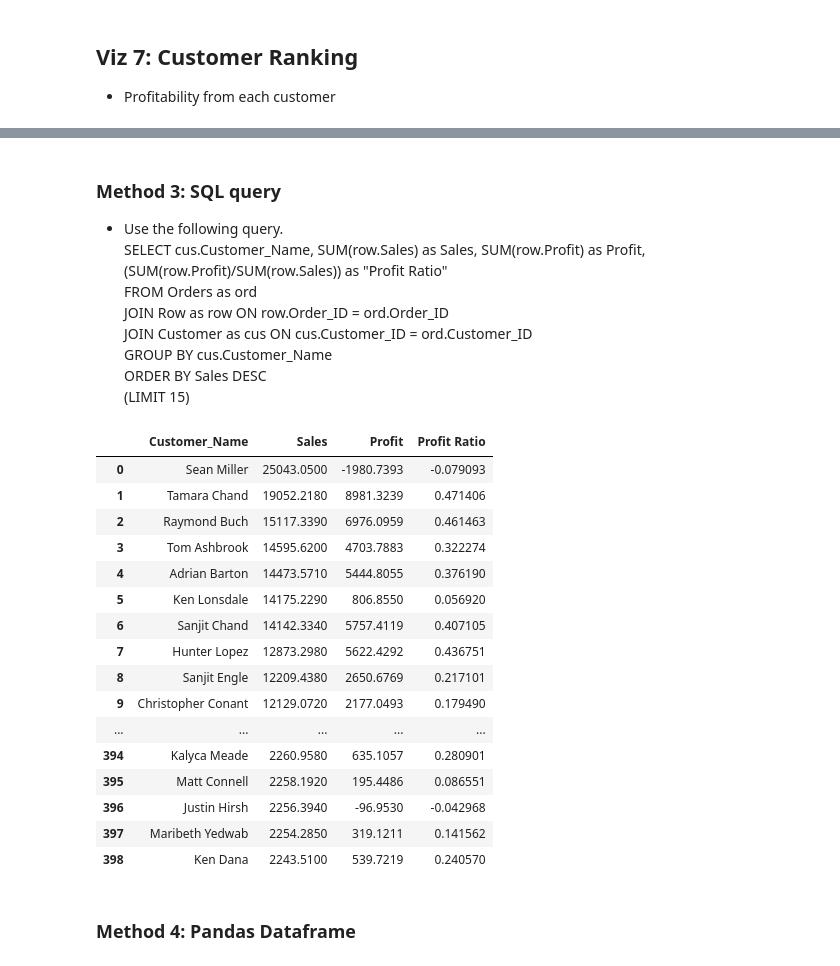
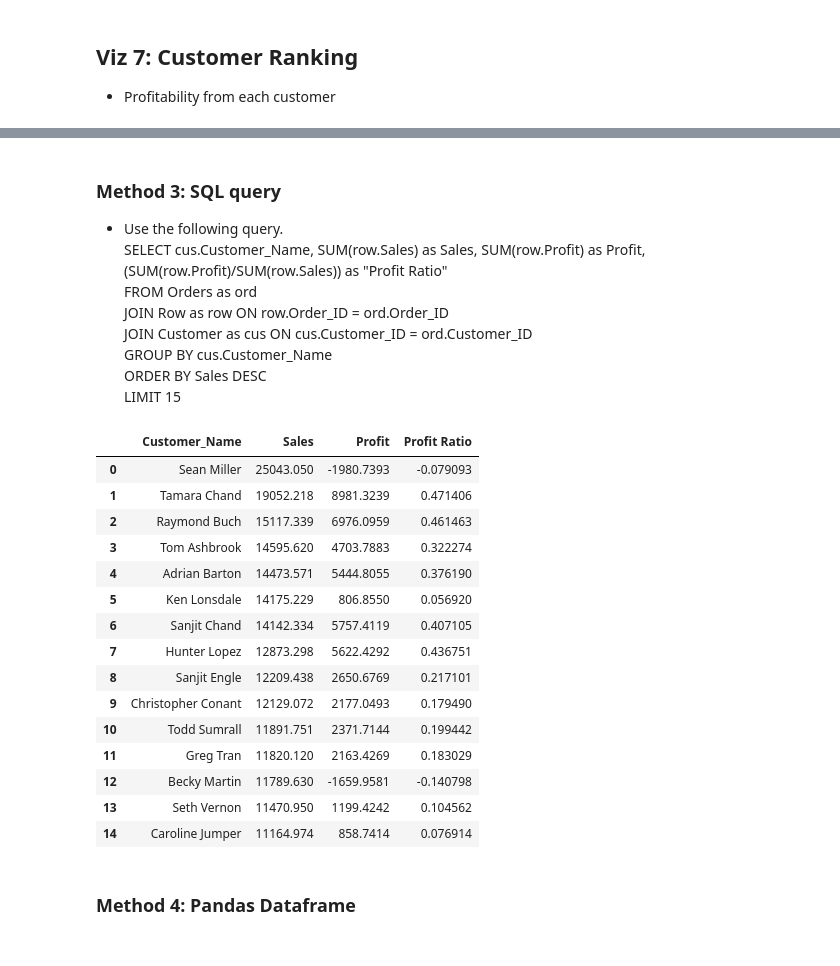
Before and after one commit to WebberYeh/superstore-data-analysis, a Jupyter notebook: Superstore_DA_with_SQL_and_Python.ipynb, the cells around one changed output, grey strips where cells are left out. Drawn from its saved outputs; the diff is of its cells as text; code cells hidden in the pictures.

```diff
--- a/Superstore_DA_with_SQL_and_Python.ipynb
+++ b/Superstore_DA_with_SQL_and_Python.ipynb
@@ -579,31 +580,30 @@ JOIN Row as row ON row.Order_ID = ord.Order_ID <br>
 JOIN Customer as cus ON cus.Customer_ID = ord.Customer_ID <br>
 GROUP BY cus.Customer_Name <br>
 ORDER BY Sales DESC <br>
-(LIMIT 15)
+LIMIT 15
 # %%
 conn = sqlite3.connect(r'superstore.db')
-sql = 'SELECT cus.Customer_Name, SUM(row.Sales) as Sales, SUM(row.Profit) as Profit, (SUM(row.Profit)/SUM(row.Sales)) as "Profit Ratio" FROM Orders as ord JOIN Row as row ON row.Order_ID = ord.Order_ID JOIN Customer as cus ON cus.Customer_ID = ord.Customer_ID GROUP BY cus.Customer_Name ORDER BY Sales DESC'
+sql = 'SELECT cus.Customer_Name, SUM(row.Sales) as Sales, SUM(row.Profit) as Profit, (SUM(row.Profit)/SUM(row.Sales)) as "Profit Ratio" FROM Orders as ord JOIN Row as row ON row.Order_ID = ord.Order_ID JOIN Customer as cus ON cus.Customer_ID = ord.Customer_ID GROUP BY cus.Customer_Name ORDER BY Sales DESC LIMIT 15'
 df_viz7_sql = pd.read_sql_query(sql, conn)
 conn.close()
 df_viz7_sql
 # %% [output]
 |  | Customer_Name | Sales | Profit | Profit Ratio |
-| 0 | Sean Miller | 25043.0500 | -1980.7393 | -0.079093 |
-| 1 | Tamara Chand | 19052.2180 | 8981.3239 | 0.471406 |
-| 2 | Raymond Buch | 15117.3390 | 6976.0959 | 0.461463 |
-| 3 | Tom Ashbrook | 14595.6200 | 4703.7883 | 0.322274 |
-| 4 | Adrian Barton | 14473.5710 | 5444.8055 | 0.376190 |
-| 5 | Ken Lonsdale | 14175.2290 | 806.8550 | 0.056920 |
-| 6 | Sanjit Chand | 14142.3340 | 5757.4119 | 0.407105 |
-| 7 | Hunter Lopez | 12873.2980 | 5622.4292 | 0.436751 |
-| 8 | Sanjit Engle | 12209.4380 | 2650.6769 | 0.217101 |
-| 9 | Christopher Conant | 12129.0720 | 2177.0493 | 0.179490 |
-| ... | ... | ... | ... | ... |
-| 394 | Kalyca Meade | 2260.9580 | 635.1057 | 0.280901 |
-| 395 | Matt Connell | 2258.1920 | 195.4486 | 0.086551 |
-| 396 | Justin Hirsh | 2256.3940 | -96.9530 | -0.042968 |
-| 397 | Maribeth Yedwab | 2254.2850 | 319.1211 | 0.141562 |
-| 398 | Ken Dana | 2243.5100 | 539.7219 | 0.240570 |
+| 0 | Sean Miller | 25043.050 | -1980.7393 | -0.079093 |
+| 1 | Tamara Chand | 19052.218 | 8981.3239 | 0.471406 |
+| 2 | Raymond Buch | 15117.339 | 6976.0959 | 0.461463 |
+| 3 | Tom Ashbrook | 14595.620 | 4703.7883 | 0.322274 |
+| 4 | Adrian Barton | 14473.571 | 5444.8055 | 0.376190 |
+| 5 | Ken Lonsdale | 14175.229 | 806.8550 | 0.056920 |
+| 6 | Sanjit Chand | 14142.334 | 5757.4119 | 0.407105 |
+| 7 | Hunter Lopez | 12873.298 | 5622.4292 | 0.436751 |
+| 8 | Sanjit Engle | 12209.438 | 2650.6769 | 0.217101 |
+| 9 | Christopher Conant | 12129.072 | 2177.0493 | 0.179490 |
+| 10 | Todd Sumrall | 11891.751 | 2371.7144 | 0.199442 |
+| 11 | Greg Tran | 11820.120 | 2163.4269 | 0.183029 |
+| 12 | Becky Martin | 11789.630 | -1659.9581 | -0.140798 |
+| 13 | Seth Vernon | 11470.950 | 1199.4242 | 0.104562 |
+| 14 | Caroline Jumper | 11164.974 | 858.7414 | 0.076914 |
 # %% [markdown]
 ### Method 4: Pandas Dataframe
 # %%
```
Also changed, not shown: parts of 4 cells of this notebook.
